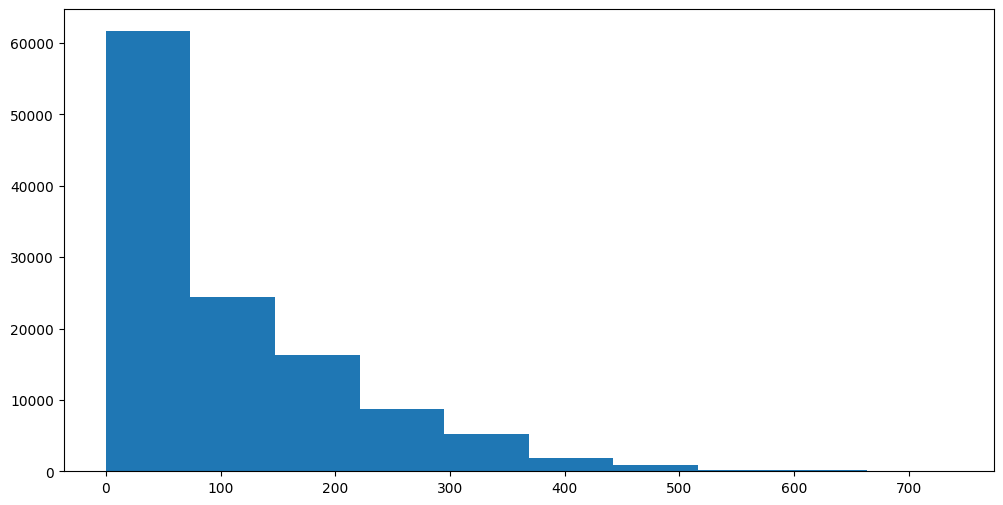
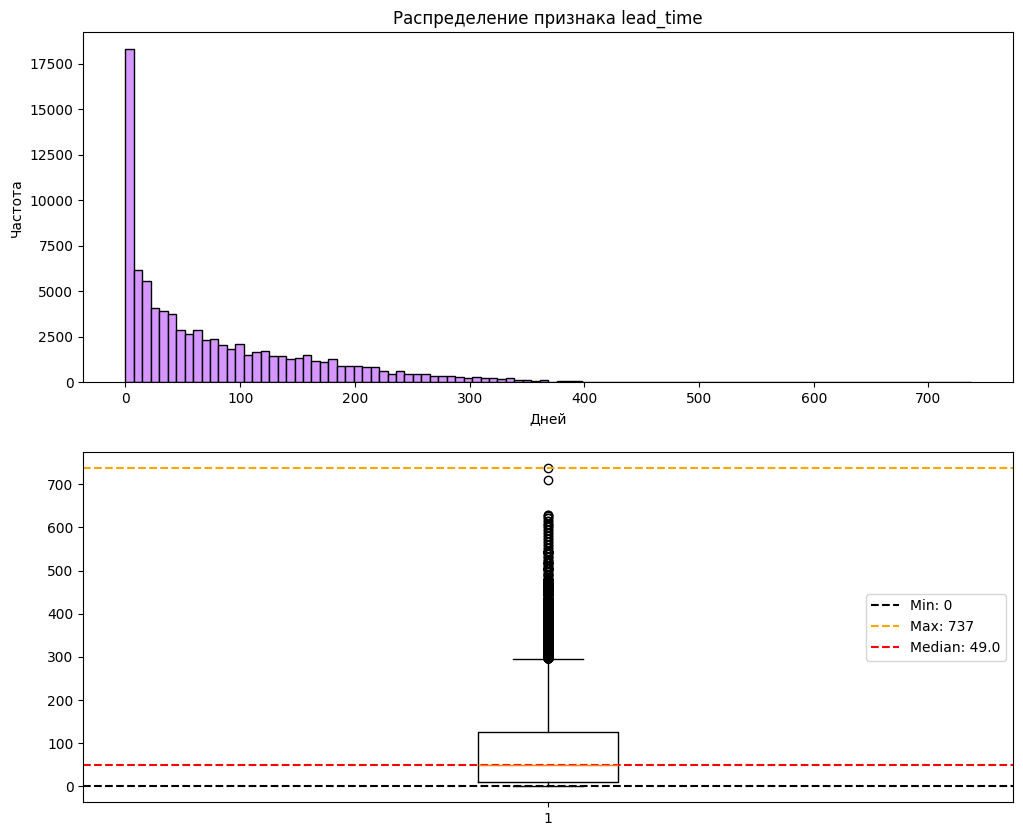
The change to this notebook cell's code, shown as a diff; its figure went from the first image to the second:
--- before
+++ after
@@ -1,3 +1,15 @@
-plt.figure(figsize=(12, 6))
-plt.hist(df['lead_time'])
+plt.figure(figsize=(12, 10))
+
+plt.subplot(2,1,1)
+plt.title('Распределение признака lead_time')
+plt.hist(df['lead_time'], bins=100, edgecolor='black', color='#d596ff')
+plt.xlabel('Дней')
+plt.ylabel('Частота')
+
+plt.subplot(2,1,2)
+plt.boxplot(df['lead_time'])
+plt.axhline(df['lead_time'].min(), color='black', linestyle='--', label=f'Min: {df['lead_time'].min()}')
+plt.axhline(df['lead_time'].max(), color='orange', linestyle='--', label=f'Max: {df['lead_time'].max()}')
+plt.axhline(df['lead_time'].median(), color='red', linestyle='--', label=f'Median: {df['lead_time'].median()}')
+plt.legend()
 plt.show()

Commit: added drop_duplicates + continue univariate analysis